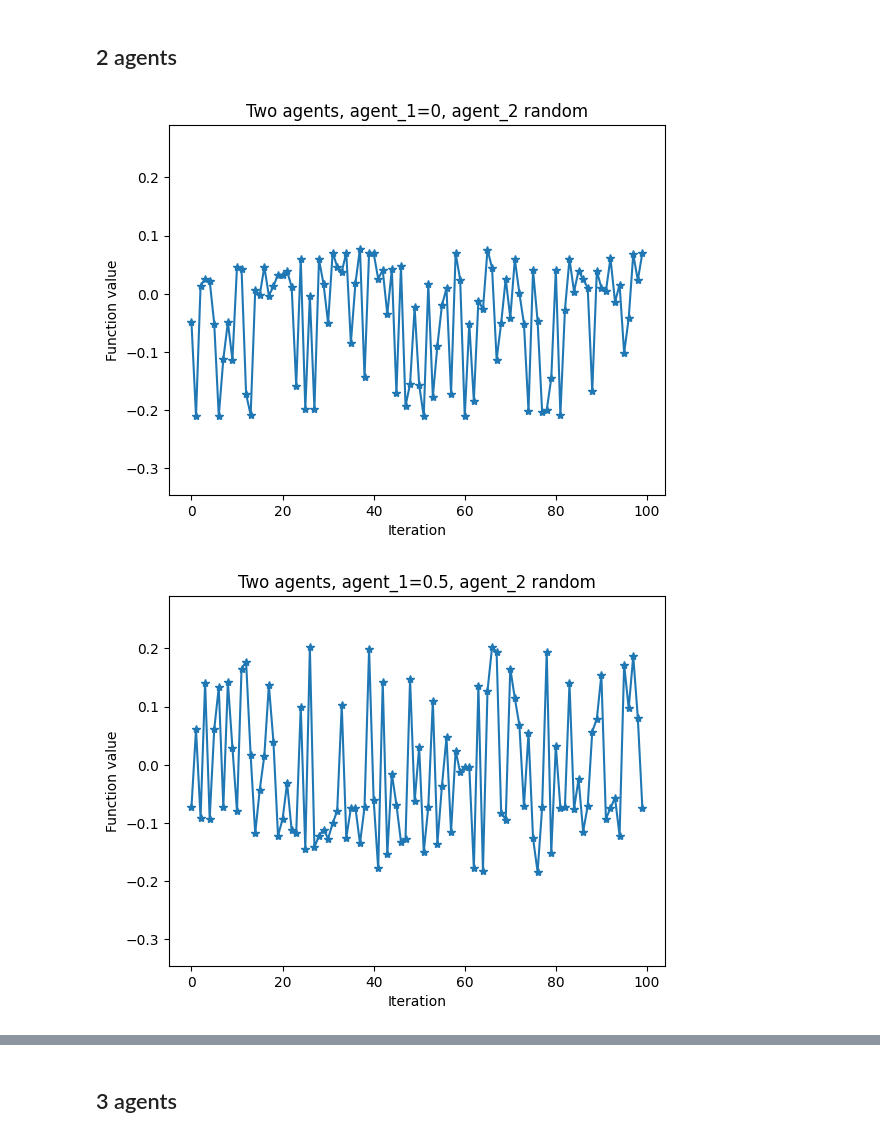
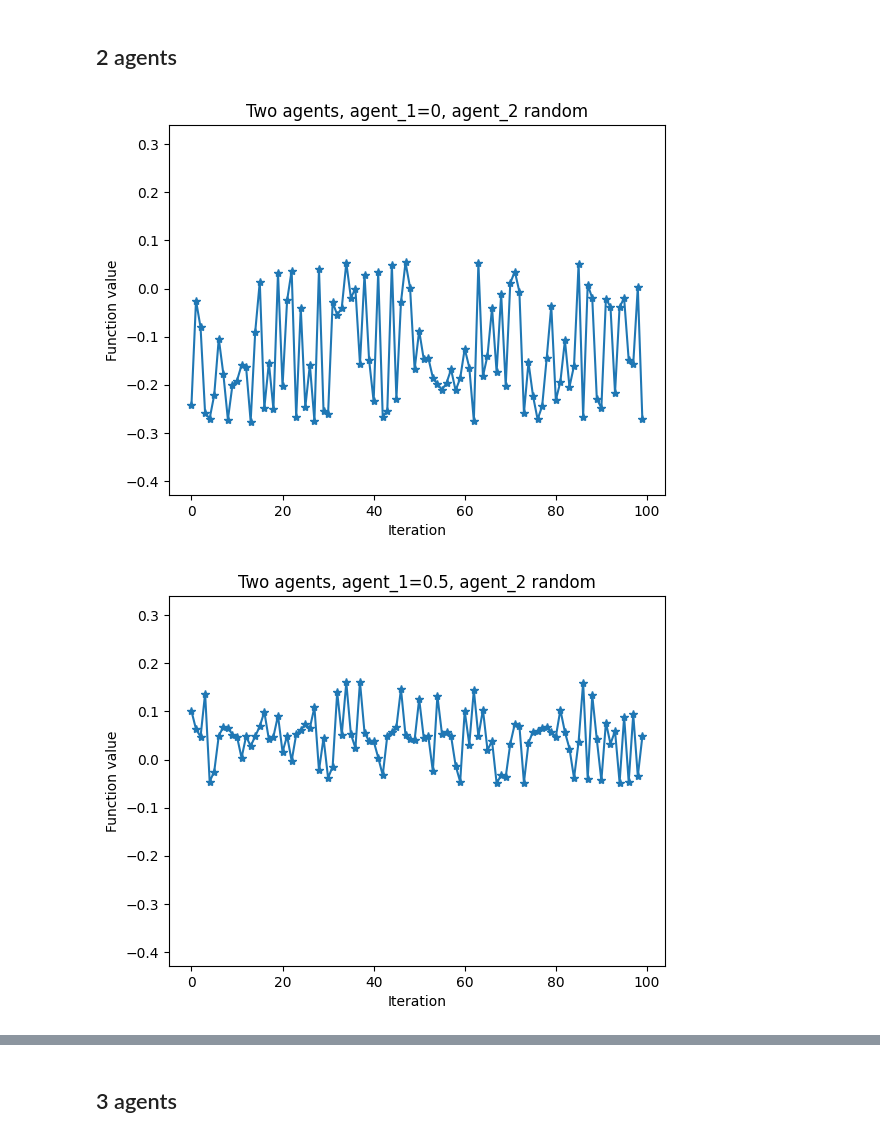
Before and after one commit to tokmaka1/CDC-2025, a Jupyter notebook: MAS-time-test.ipynb, the cells around one changed output, grey strips where cells are left out. Drawn from its saved outputs; the diff is of its cells as text; code cells hidden in the pictures.

```diff
--- a/MAS-time-test.ipynb
+++ b/MAS-time-test.ipynb
@@ -25,11 +26,10 @@ We first want to check how an RKHS function behaves from the POV of one agent gi
 # Create function ground truth
 # It is a 2D function for the 2 agents that we have
 # Create function
-lengthscale = 0.1
+lengthscale =np.sqrt(2)/10
 noise_std = 1e-2
 RKHS_norm = 1
-X_plot = compute_X_plot(n_dimensions=2, points_per_axis=1000)
-gt = ground_truth(num_center_points=1000, X_plot=X_plot, RKHS_norm=RKHS_norm)  # cannot pickle this object
+gt = ground_truth(num_center_points=1000, dimension=2, RKHS_norm=RKHS_norm, lengthscale=lengthscale)  # cannot pickle this object
 
 # a1=0
 X2 = random_values = torch.rand(100)  # random 100 actions of the other agent
@@ -70,7 +70,8 @@ plt.show()
 
 
 # Now random starting point but from there an incremental increase of 0.001
-X2 = torch.linspace(torch.rand(1).item(), torch.rand(1).item() + 0.001 * 99, steps=100)
+first_sample = torch.rand(1).item()
+X2 = torch.linspace(first_sample, first_sample + 0.001 * 99, steps=100)
 X = torch.stack((torch.zeros(100), X2), dim=1)
 function_values = torch.tensor(gt.f(X), dtype=torch.float32)
 plt.figure()
@@ -147,32 +148,32 @@ plt.plot(range(len(function_values)), function_values, '-*')
 plt.xlabel('Iteration')
 plt.ylabel('Function value')
 plt.title('Two agents, agent_1=0, agent_2 random start, $10^{-3}$ radius any previous sample')
 plt.ylim([min(gt.fX), max(gt.fX)])
 plt.show()
 
 
 
 # Now any of the previous samples, radius 1e-2
 X2 = torch.zeros(100)
 X2[0] = torch.rand(1)  # Start with a random value in [0, 1]
 
 # Radius is 0.001 from any previously sampled point
 for i in range(1, 100):
     # Randomly select one of the previously sampled points
     previous_sample = X2[:i][torch.randint(0, i, (1,))]
     # Generate a new value within the radius of 0.001 from the selected sample
     new_value = previous_sample + (torch.rand(1) - 0.5) * 2e-2
     X2[i] = torch.clamp(new_value, 0.0, 1.0)
 
 X = torch.stack((torch.zeros(100), X2), dim=1)
 function_values = torch.tensor(gt.f(X), dtype=torch.float32)
 plt.figure()
 plt.plot(range(len(function_values)), function_values, '-*')
 plt.xlabel('Iteration')
 plt.ylabel('Function value')
 plt.title('Two agents, agent_1=0, agent_2 random start, $10^{-2}$ radius any previous sample')
 plt.ylim([min(gt.fX), max(gt.fX)])
 plt.show()
 # %% [output]
-[figure, old version]
+[figure, new version]
-[figure, old version]
+[figure, new version]
```
Also changed, not shown: parts of 11 cells of this notebook, 2 other files.
